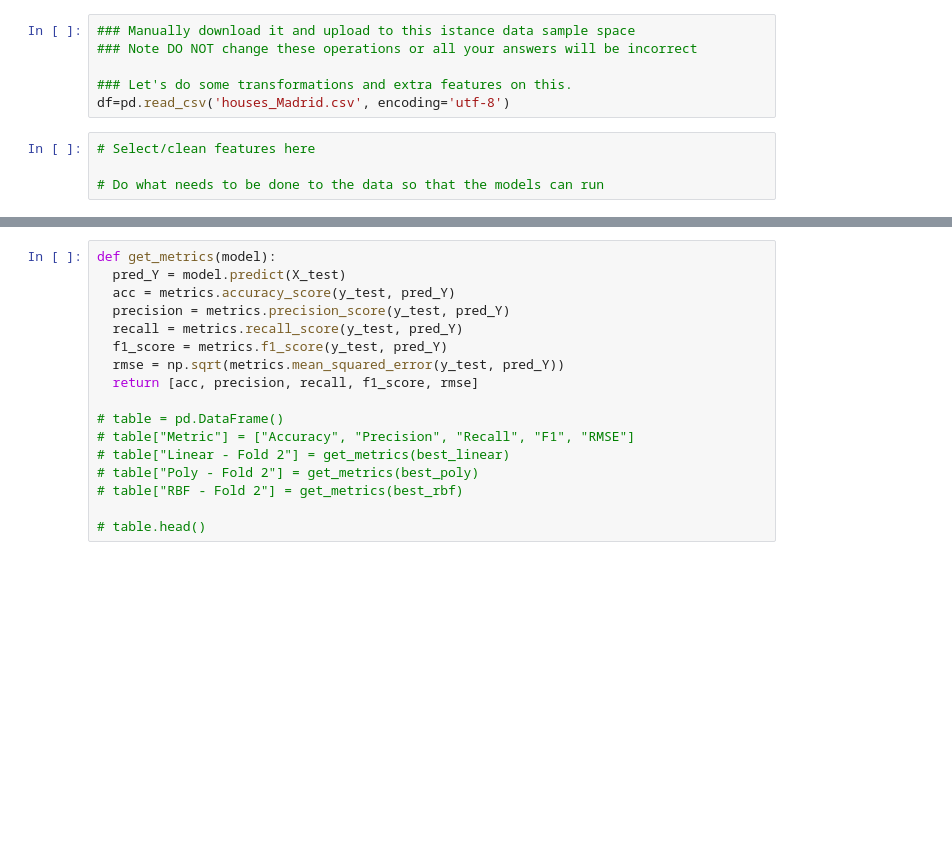
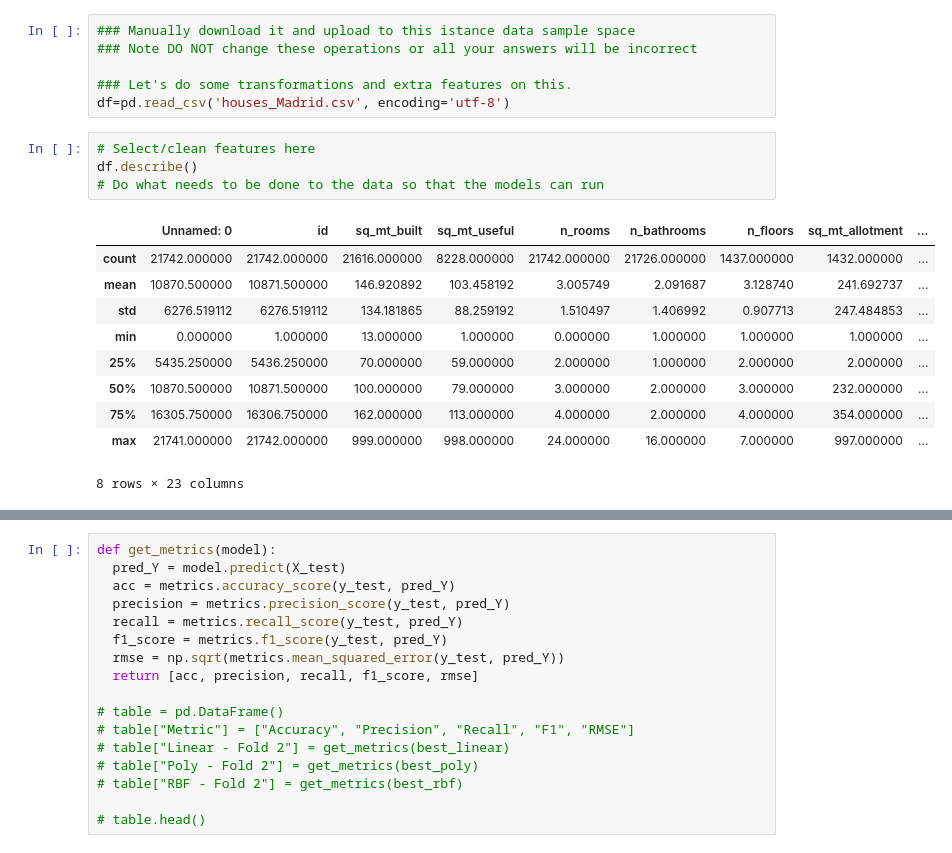
Before and after one commit to aimbesi1/CSC_4850-MachineLearning-Project, a Jupyter notebook: ML_Project.ipynb, the cells around one changed output, grey strips where cells are left out. Cells and saved outputs as stored; diff of their text form; blank space fills up the shorter version.

```diff
--- a/ML_Project.ipynb
+++ b/ML_Project.ipynb
@@ -31,7 +31,18 @@ Using the housing dataset from Kaggle: https://www.kaggle.com/datasets/mirbektok
 df=pd.read_csv('houses_Madrid.csv', encoding='utf-8')
 # %%
 # Select/clean features here
-
+df.describe()
 # Do what needs to be done to the data so that the models can run
+# %% [output]
+|  | Unnamed: 0 | id | sq_mt_built | sq_mt_useful | n_rooms | n_bathrooms | n_floors | sq_mt_allotment | ... |
+| count | 21742.000000 | 21742.000000 | 21616.000000 | 8228.000000 | 21742.000000 | 21726.000000 | 1437.000000 | 1432.000000 | ... |
+| mean | 10870.500000 | 10871.500000 | 146.920892 | 103.458192 | 3.005749 | 2.091687 | 3.128740 | 241.692737 | ... |
+| std | 6276.519112 | 6276.519112 | 134.181865 | 88.259192 | 1.510497 | 1.406992 | 0.907713 | 247.484853 | ... |
+| min | 0.000000 | 1.000000 | 13.000000 | 1.000000 | 0.000000 | 1.000000 | 1.000000 | 1.000000 | ... |
+| 25% | 5435.250000 | 5436.250000 | 70.000000 | 59.000000 | 2.000000 | 1.000000 | 2.000000 | 2.000000 | ... |
+| 50% | 10870.500000 | 10871.500000 | 100.000000 | 79.000000 | 3.000000 | 2.000000 | 3.000000 | 232.000000 | ... |
+| 75% | 16305.750000 | 16306.750000 | 162.000000 | 113.000000 | 4.000000 | 2.000000 | 4.000000 | 354.000000 | ... |
+| max | 21741.000000 | 21742.000000 | 999.000000 | 998.000000 | 24.000000 | 16.000000 | 7.000000 | 997.000000 | ... |
+8 rows × 23 columns
 # %%
 # Update X values later
```
Also changed, not shown: parts of 6 cells of this notebook.
